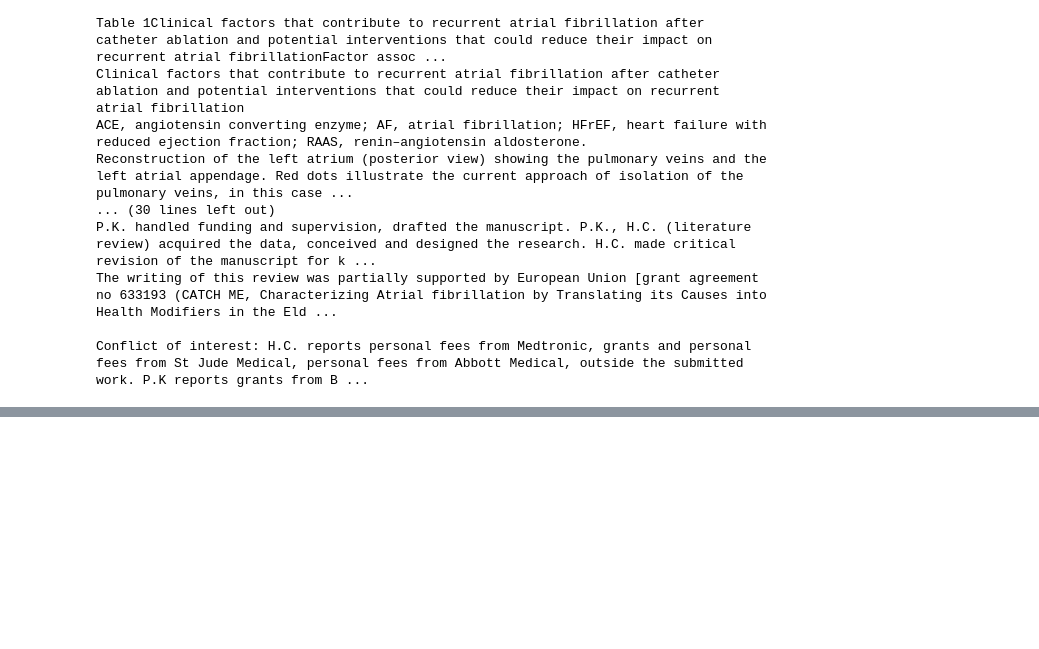
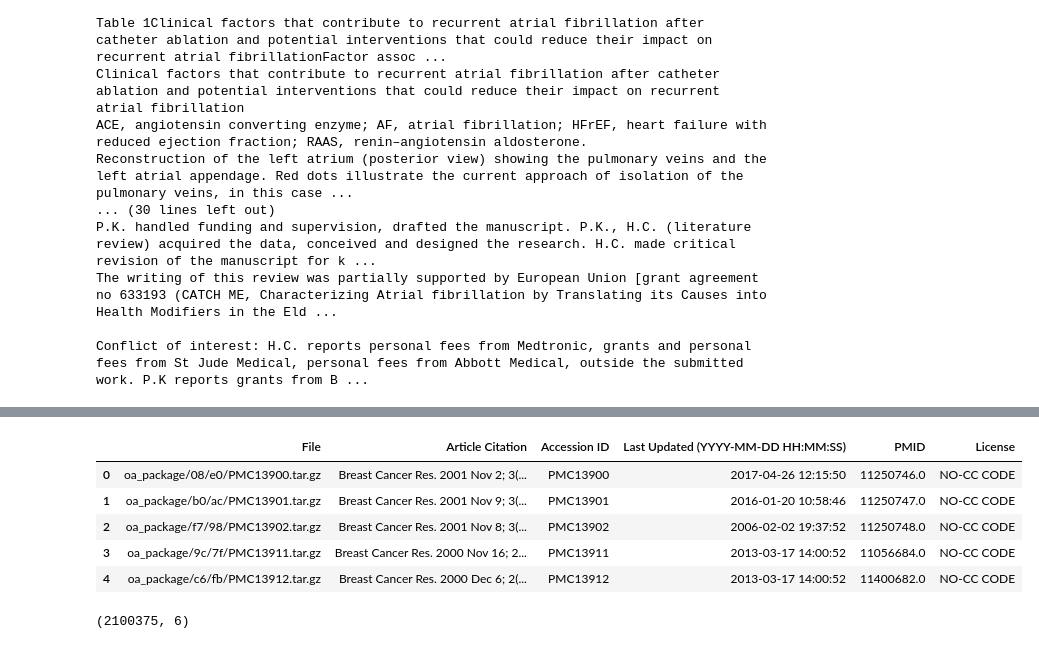
Before and after one commit to jl56923/Extractive-summarization-of-Pubmed, a Jupyter notebook: notebooks/Scratch.ipynb, the cells around one changed output, grey strips where cells are left out. Cells and saved outputs as stored; diff of their text form; code cells hidden in the pictures; blank space fills up the shorter version.

```diff
--- a/Scratch.ipynb
+++ b/notebooks/Scratch.ipynb
@@ -147,0 +179,15 @@ Conflict of interest: H.C. reports personal fees from Medtronic, grants and pers
+# %%
+oa_file_list = pd.read_csv("../oa_file_list.csv")
+# %%
+oa_file_list.head()
+# %% [output]
+|  | File | Article Citation | Accession ID | Last Updated (YYYY-MM-DD HH:MM:SS) | PMID | License |
+| 0 | oa_package/08/e0/PMC13900.tar.gz | Breast Cancer Res. 2001 Nov 2; 3(... | PMC13900 | 2017-04-26 12:15:50 | 11250746.0 | NO-CC CODE |
+| 1 | oa_package/b0/ac/PMC13901.tar.gz | Breast Cancer Res. 2001 Nov 9; 3(... | PMC13901 | 2016-01-20 10:58:46 | 11250747.0 | NO-CC CODE |
+| 2 | oa_package/f7/98/PMC13902.tar.gz | Breast Cancer Res. 2001 Nov 8; 3(... | PMC13902 | 2006-02-02 19:37:52 | 11250748.0 | NO-CC CODE |
+| 3 | oa_package/9c/7f/PMC13911.tar.gz | Breast Cancer Res. 2000 Nov 16; 2... | PMC13911 | 2013-03-17 14:00:52 | 11056684.0 | NO-CC CODE |
+| 4 | oa_package/c6/fb/PMC13912.tar.gz | Breast Cancer Res. 2000 Dec 6; 2(... | PMC13912 | 2013-03-17 14:00:52 | 11400682.0 | NO-CC CODE |
+# %%
+oa_file_list.shape
+# %% [output]
+(2100375, 6)
```
Also changed, not shown: parts of 10 cells of this notebook, 12 other files.
